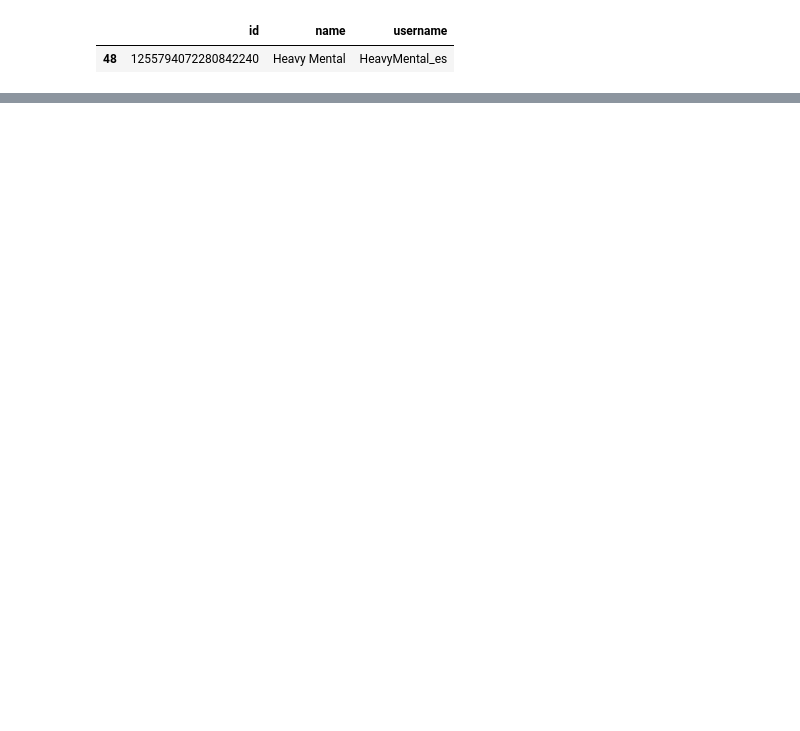
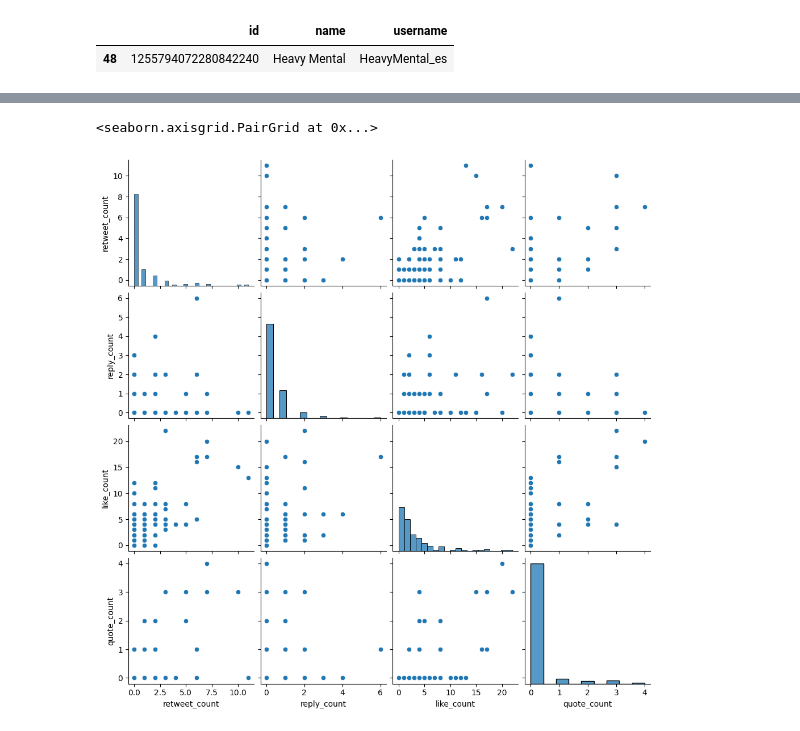
Before and after one commit to laurabarredaagusti/takehome, a Jupyter notebook: notebooks/eda.ipynb, the cells around one changed output, grey strips where cells are left out. Saved outputs shown, nothing was run; the diff lists cells and outputs as text; code cells hidden in the pictures; blank space fills up the shorter version.

```diff
--- a/notebooks/eda.ipynb
+++ b/notebooks/eda.ipynb
@@ -94 +209,6 @@ import seaborn as sns
+# %%
+sns.pairplot(df_tweets[['retweet_count', 'reply_count', 'like_count', 'quote_count']])
+# %% [output]
+<seaborn.axisgrid.PairGrid at 0x...>
+[figure, added]
 # %%
```
Also changed, not shown: parts of 23 cells of this notebook, 1 other file.
